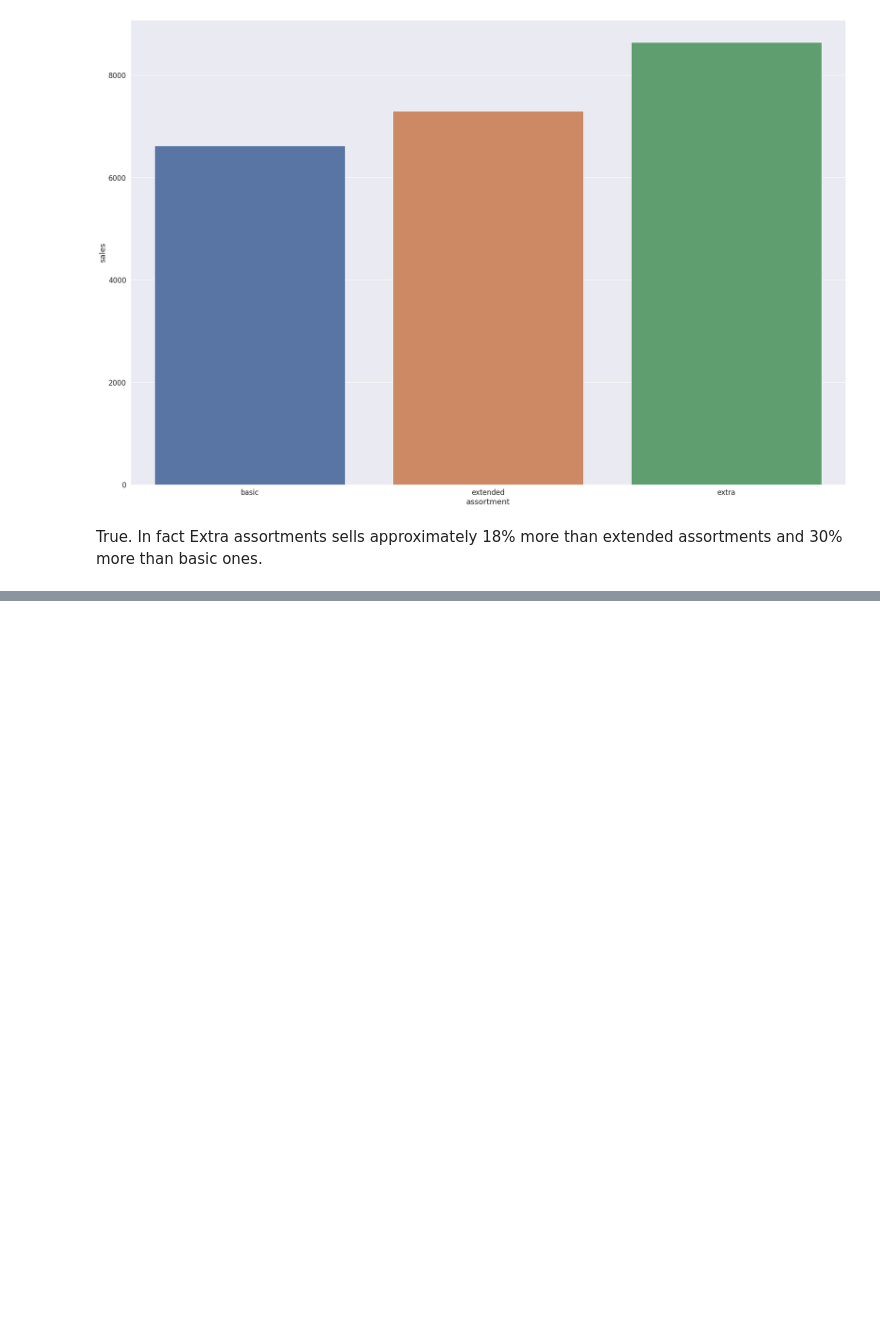
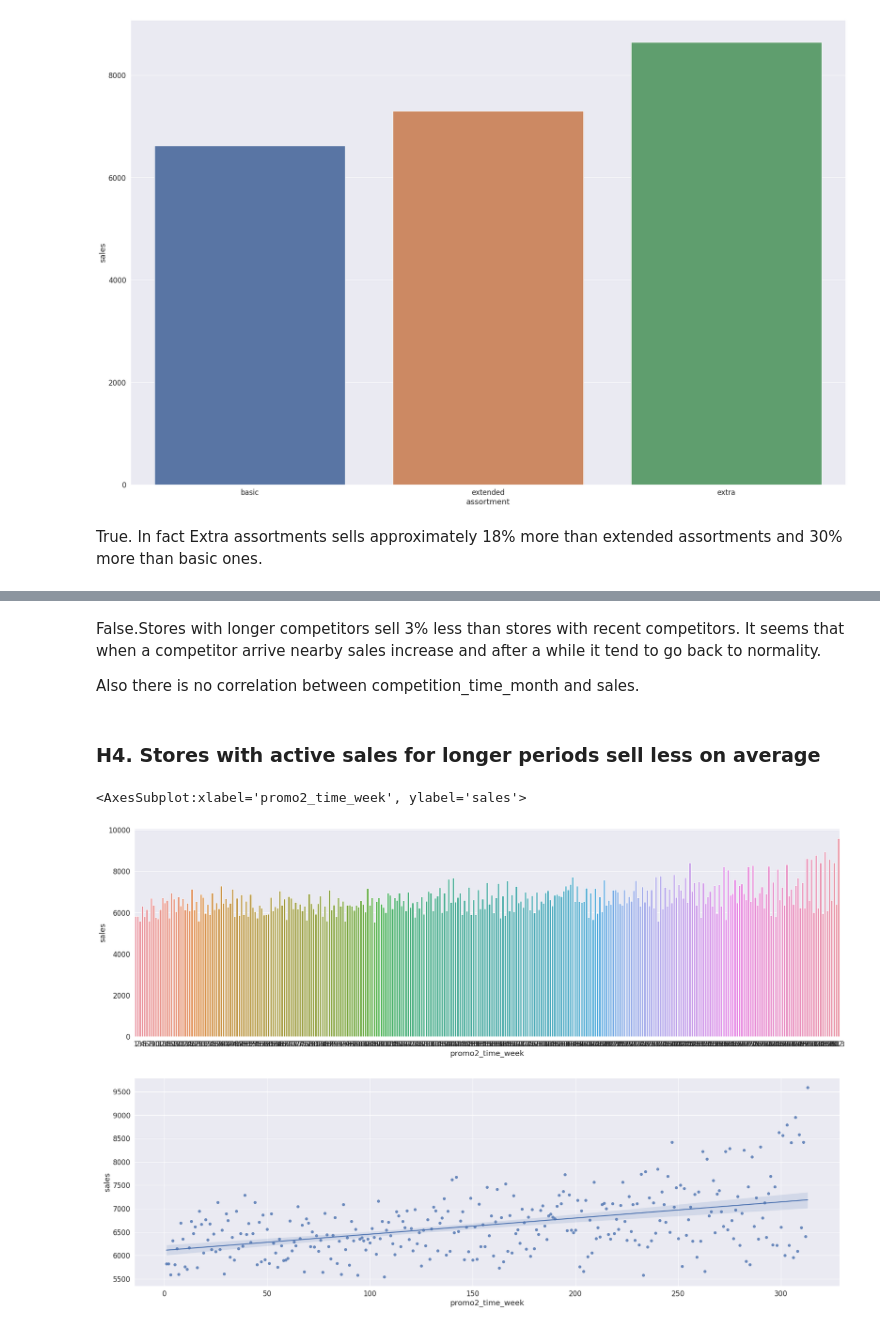
Before and after one commit to danillobarroscordeiro/rossman_sales, a Jupyter notebook: Untitled.ipynb, the cells around one changed output, grey strips where cells are left out. Drawn from its saved outputs; the diff is of its cells as text; code cells hidden in the pictures; blank space fills up the shorter version.

```diff
--- a/Untitled.ipynb
+++ b/Untitled.ipynb
@@ -460,0 +445,19 @@ False. In fact store with nearby competitors sell 7% more than store with futher
+# %% [markdown]
+False.Stores with longer competitors sell 3% less than stores with recent competitors. It seems that when a competitor arrive nearby sales increase and after a while it tend to go back to normality.
+
+Also there is no correlation between competition_time_month and sales.
+# %% [markdown]
+### H4. Stores with active sales for longer periods sell less on average
+# %%
+#aux1 = df4[['promo2_time_week','sales','store']].groupby(['promo2_time_week',store]).mean().reset_index()
+aux1 = df4[['sales','promo2_time_week']].groupby(['promo2_time_week']).mean().reset_index()
+aux2 = aux1[aux1['promo2_time_week'] > 0]
+
+plt.subplot(2,1,1)
+sns.barplot(x='promo2_time_week', y='sales', data=aux2);
+
+plt.subplot(2,1,2)
+sns.regplot(x='promo2_time_week', y='sales',data=aux2);
+# %% [output]
+<AxesSubplot:xlabel='promo2_time_week', ylabel='sales'>
+[figure, added]
```
Also changed, not shown: parts of 18 cells of this notebook.
